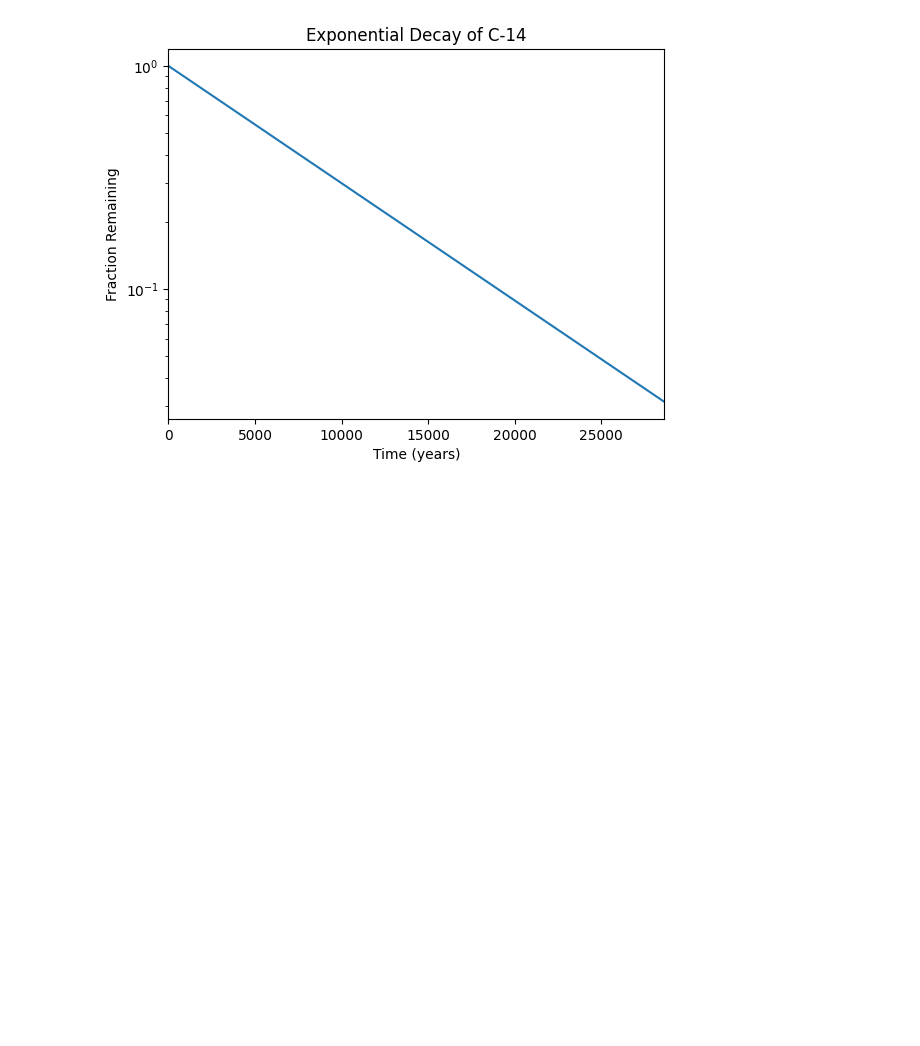
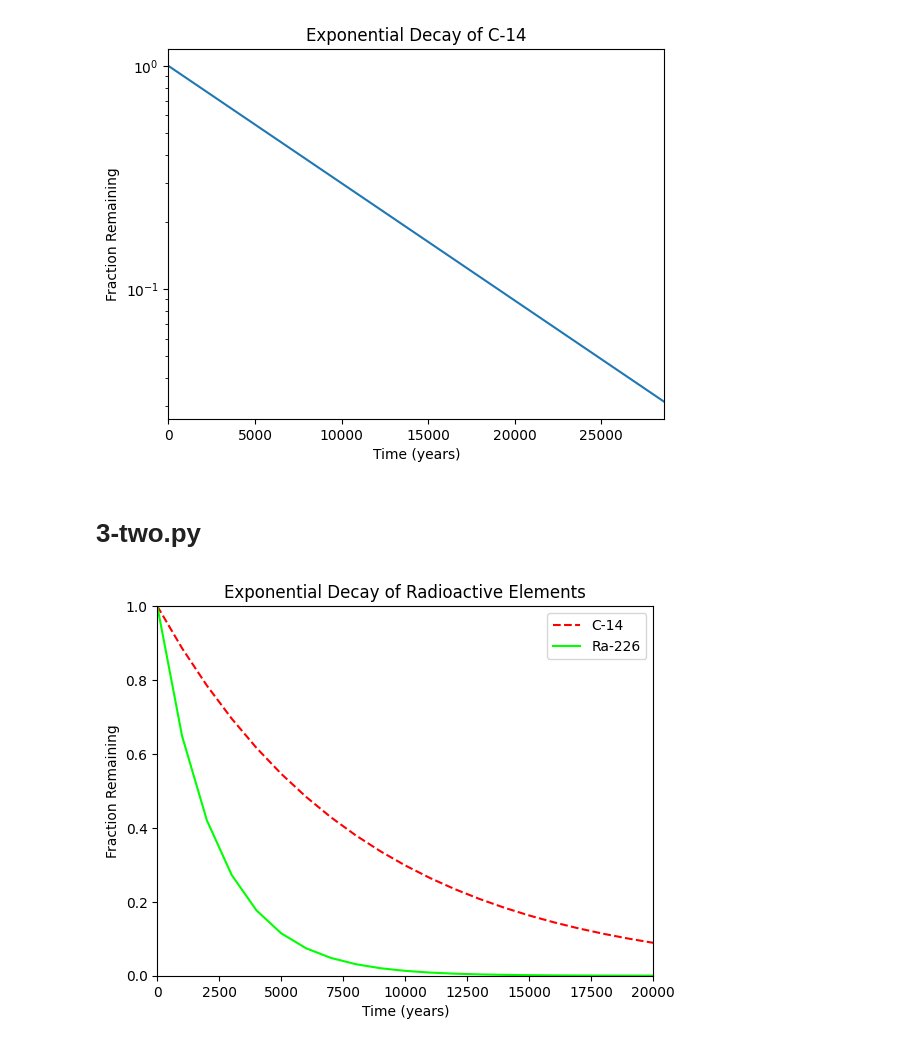
Before and after one commit to JCox924/atlas-machine_learning, a Jupyter notebook: math/plotting/test.ipynb, the cells around one changed output. Drawn from its saved outputs; the diff is of its cells as text; code cells hidden in the pictures; blank space fills up the shorter version.

Commit message:
add two line chart

```diff
--- a/math/plotting/test.ipynb
+++ b/math/plotting/test.ipynb
@@ -69,3 +69,31 @@ def change_scale():
 change_scale()
 # %% [output]
 [figure]
+# %% [markdown]
+# 3-two.py
+# %%
+import numpy as np
+import matplotlib.pyplot as plt
+
+def two():
+
+    x = np.arange(0, 21000, 1000)
+    r = np.log(0.5)
+    t1 = 5730
+    t2 = 1600
+    y1 = np.exp((r / t1) * x)
+    y2 = np.exp((r / t2) * x)
+    plt.figure(figsize=(6.4, 4.8))
+    plt.title('Exponential Decay of Radioactive Elements')
+    plt.xlabel('Time (years)')
+    plt.ylabel('Fraction Remaining')
+    plt.xlim(0, 20000)
+    plt.ylim(0, 1)
+    line1, = plt.plot(x, y1, c='#FF0000', ls='--', label='C-14')
+    line2, = plt.plot(x, y2, c='#00FF00', ls='-', label='Ra-226')
+    plt.legend(handles=[line1, line2])
+    plt.show()
+
+two()
+# %% [output]
+[figure, added]
```
Also changed, not shown: 1 other file.
